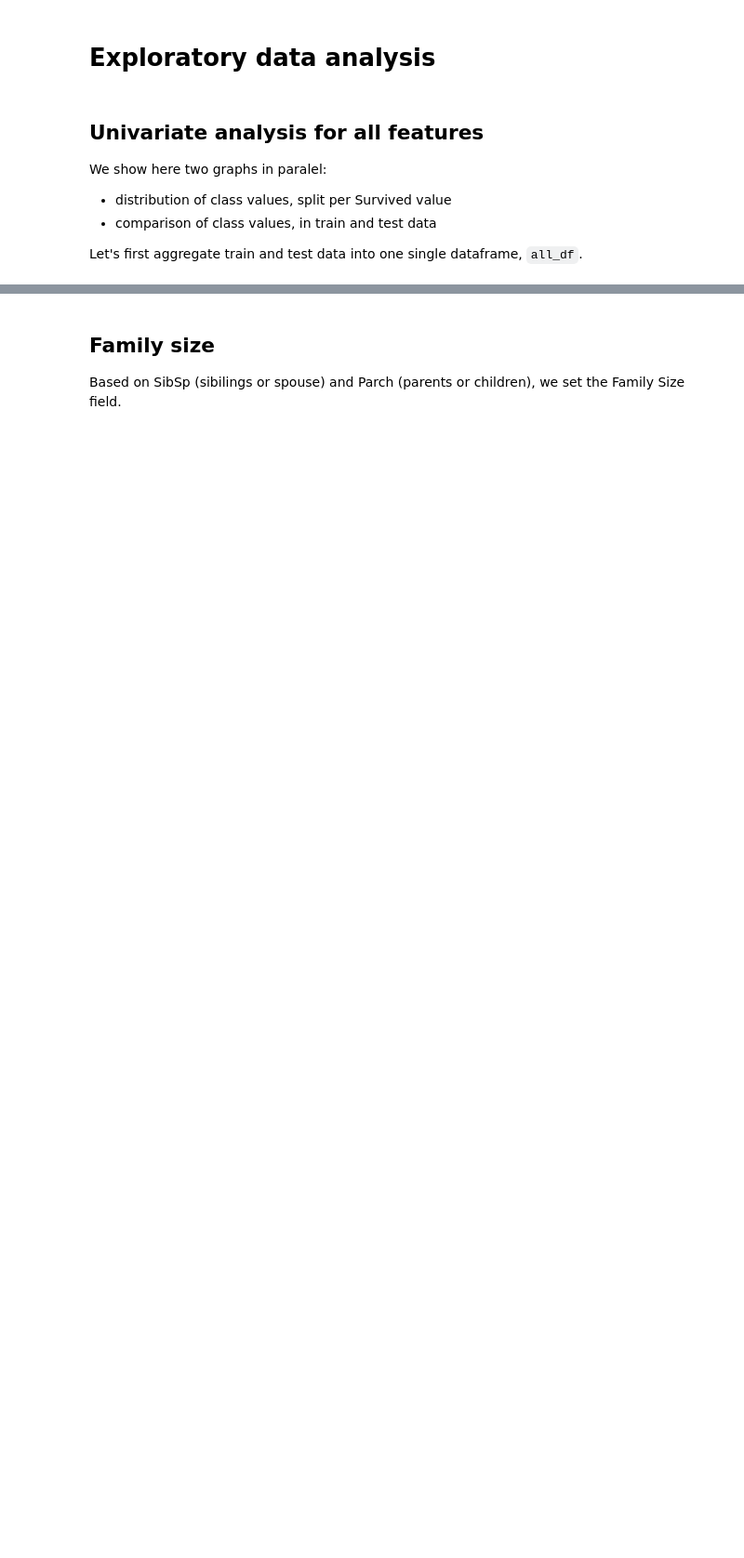
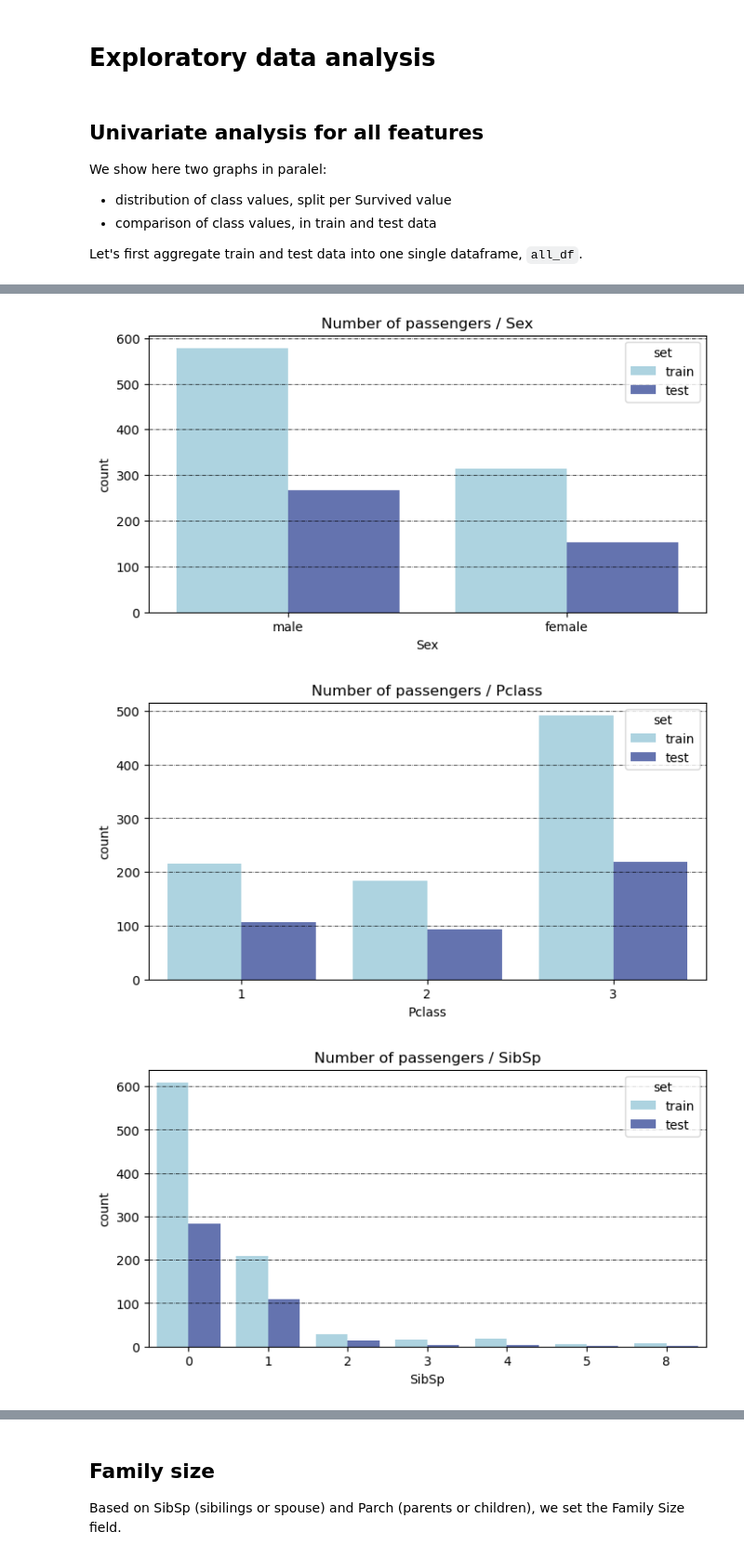
Before and after one commit to cambridge-FDS/solution_ps1_ex4_nb_to_repo_titanic, a Jupyter notebook: Titanic Data Journey.ipynb, the cells around one changed output, grey strips where cells are left out. Shown: that part at 93% size. Saved outputs shown, nothing was run; the diff lists cells and outputs as text; code cells hidden in the pictures; blank space fills up the shorter version.

```diff
--- a/Titanic Data Journey.ipynb
+++ b/Titanic Data Journey.ipynb
@@ -108,2 +208,9 @@ plt.show()
 # %%
 # Plot count pairs using all_df for the columns: Sex, Pclasss, SibSp, Parch, Embarked
+features = ["Sex", "Pclass", "SibSp", "Parch"]
+for feat in features:
+    plot_utils.plot_count_pairs(data_df=all_df,feature=feat, title=feat, hue="set")
+# %% [output]
+[figure, added]
+[figure, added]
+[figure, added]
```
Also changed, not shown: parts of 55 cells of this notebook, 5 other files.
